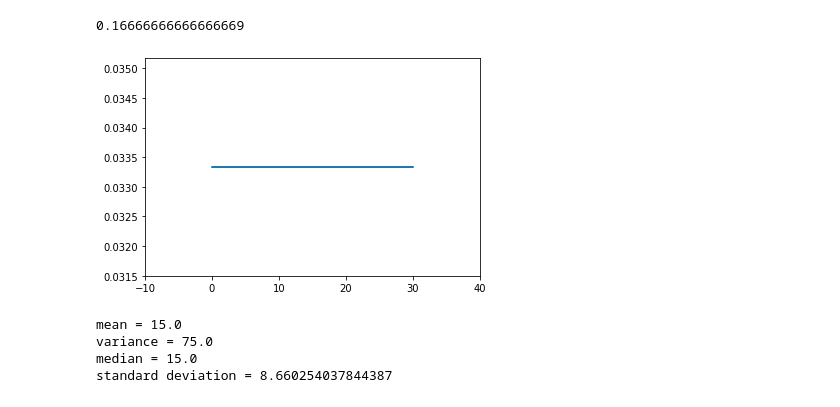
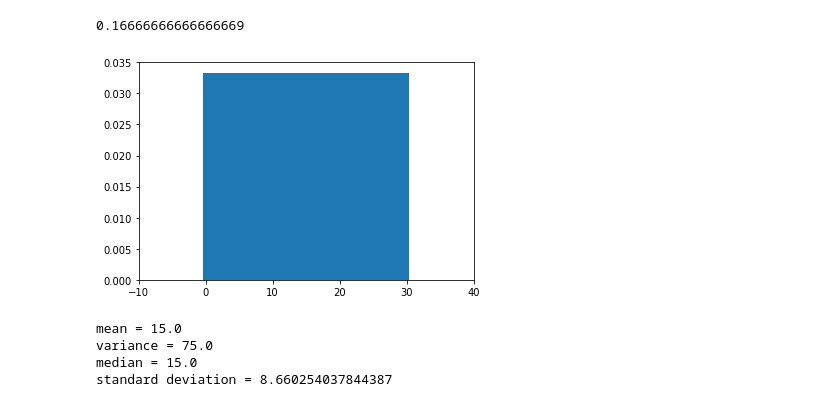
Before and after one commit to fidanfatih/Statistics_with_Python, a Jupyter notebook: Statistics Session-8 Continuous Distributions.ipynb, the cells around one changed output. Cells and saved outputs as stored; diff of their text form; code cells hidden in the pictures.

```diff
--- a/Statistics Session-8 Continuous Distributions.ipynb
+++ b/Statistics Session-8 Continuous Distributions.ipynb
@@ -35,11 +35,11 @@ b=[]
 for i in a:
     b.append(unifDist.pdf(i))
 # %%
-plt.plot(a, b)
+plt.bar(a, b)
 plt.xlim(-10, 40)
 plt.show()
 # %% [output]
-[figure, old version]
+[figure, new version]
 # %%
 mean, var = unifDist.stats()
 # %%
```
Also changed, not shown: parts of 3 cells of this notebook, 6 other files.
